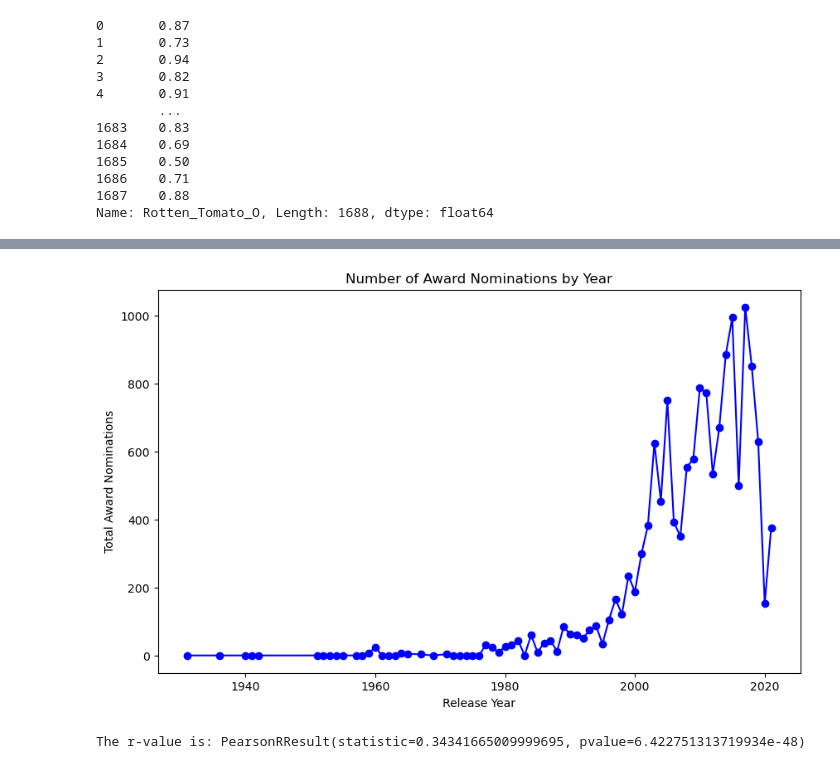
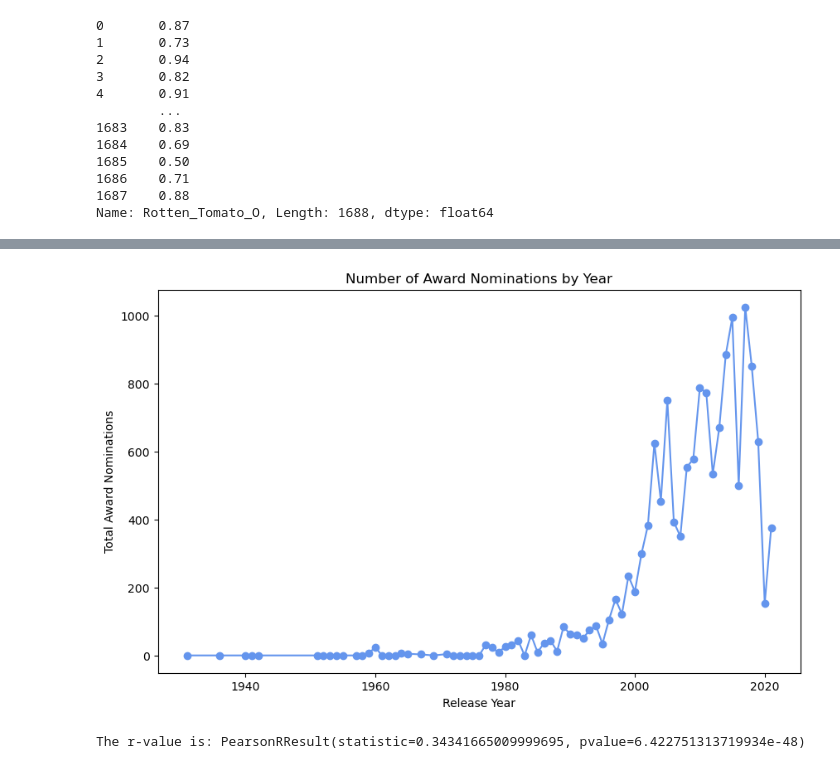
Before and after one commit to jvwastaken/Blockbuster-Breakdown, a Jupyter notebook: sloucel_analysis/final_sl_awards_analysis.ipynb, the cells around one changed output, grey strips where cells are left out. Drawn from its saved outputs; the diff is of its cells as text; code cells hidden in the pictures.

```diff
--- a/sloucel_analysis/final_sl_awards_analysis.ipynb
+++ b/sloucel_analysis/final_sl_awards_analysis.ipynb
@@ -152,19 +153,24 @@ movie_final_award_df.head()
 | 3 | Avatar | 2923706026 | 237000000 | 2686706026 | Action | 162.0 | 2009.0 | en | James Cameron | ... |
 | 4 | The Avengers | 1518815515 | 220000000 | 1298815515 | Action | 143.0 | 2012.0 | en | Joss Whedon | ... |
 # %%
+# The number of nominations by year
+# Set up
 nominations_by_year = movie_final_award_df.groupby('Year')['Award Nominations'].sum()
+nominations_by_year = nominations_by_year.reset_index()
 
-# Reset index to make 'Release Year' a column again for easier plotting
-nominations_by_year = nominations_by_year.reset_index()
-plt.figure(figsize=(10, 6))  # Set the figure size
-plt.plot(nominations_by_year['Year'], nominations_by_year['Award Nominations'], marker='o', linestyle='-', color='b')
+# Plot
+plt.figure(figsize=(10, 6))
+plt.plot(nominations_by_year['Year'], nominations_by_year['Award Nominations'], marker='o', linestyle='-', color='cornflowerblue')
+
+# Aesthetics (Title and Labels)
 plt.title('Number of Award Nominations by Year')
 plt.xlabel('Release Year')
 plt.ylabel('Total Award Nominations')
-plt.grid(False)  # Enable grid for better readability
+plt.grid(False)
+
 plt.show()
 # %% [output]
-[figure, old version]
+[figure, new version]
 # %%
 # Define my x and y axis
 award_noms_x = movie_final_award_df['Award Nominations']
```
Also changed, not shown: parts of 4 cells of this notebook, 1 other file.
